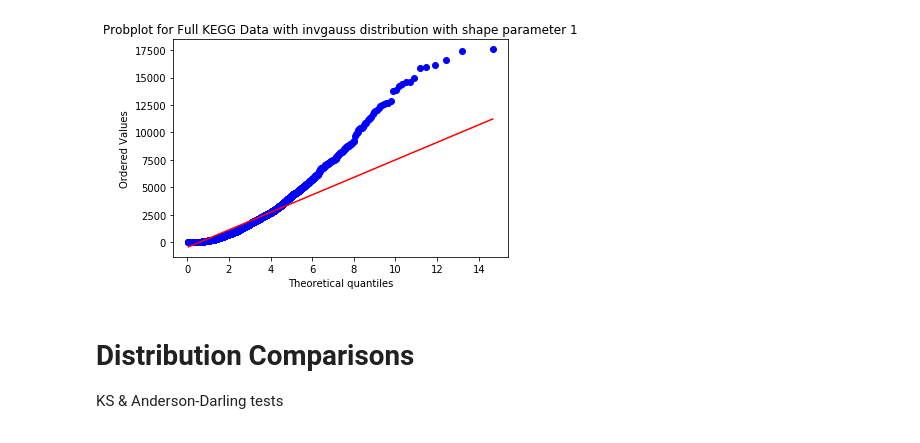
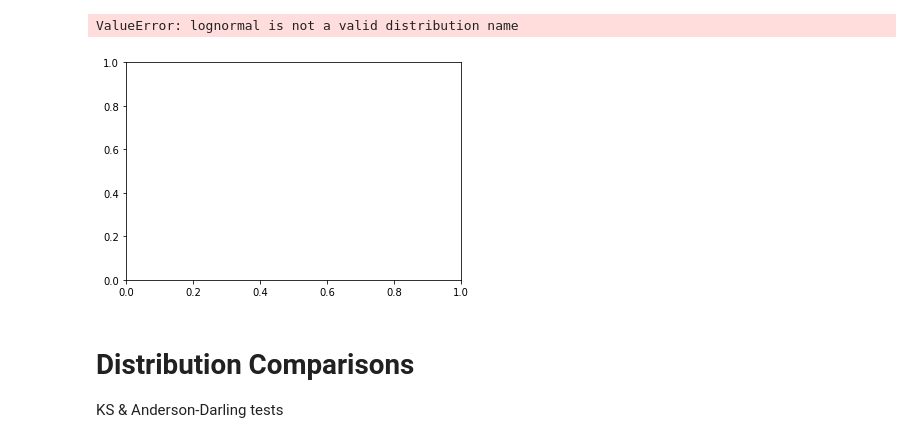
Before and after one commit to jfmalloy1/ChemAsLanguage, a Jupyter notebook: Fragments/Stats_V2.ipynb, the cells around one changed output. Saved outputs shown, nothing was run; the diff lists cells and outputs as text; code cells hidden in the pictures.

```diff
--- a/Fragments/Stats_V2.ipynb
+++ b/Fragments/Stats_V2.ipynb
@@ -13,12 +13,12 @@ onek_fp = "Biology/Data/KEGG_Samples/KEGG_fragments_1000cpds_occurances.csv"
 twok_fp = "Biology/Data/KEGG_Samples/KEGG_fragments_2000cpds_occurances.csv"
 threek_fp = "Biology/Data/KEGG_Samples/KEGG_fragments_3000cpds_occurances.csv"
 fourk_fp = "Biology/Data/KEGG_Samples/KEGG_fragments_4000cpds_occurances.csv"
-all_fp = "Biology/Data/KEGG_Samples/KEGG_fragments_full_occurances.csv"
+all_fp = "Biology/Data/KEGG_Samples/KEGG_fragments_full_occurances_t01_smarts_unique.csv"
 sample_labels = {"Biology/Data/KEGG_Samples/KEGG_fragments_1000cpds_occurances.csv": "1k Samples",
                 "Biology/Data/KEGG_Samples/KEGG_fragments_2000cpds_occurances.csv": "2k Samples",
                 "Biology/Data/KEGG_Samples/KEGG_fragments_3000cpds_occurances.csv": "3k Samples",
                 "Biology/Data/KEGG_Samples/KEGG_fragments_4000cpds_occurances.csv": "4k Samples",
-                "Biology/Data/KEGG_Samples/KEGG_fragments_full_occurances.csv": "Full KEGG"}
+                "Biology/Data/KEGG_Samples/KEGG_fragments_full_occurances_t01_smarts_unique.csv": "Full KEGG"}
 # %%
 #Power law fits
 full_df = pd.read_csv(all_fp)
@@ -112,13 +112,14 @@ Distributions listed by Betterment of fit:
 # %%
 #Probplot of lognormal distribution
 fig = plt.figure()
 ax = fig.add_subplot(111)
-res = stats.probplot(full_df["Occurances"], dist="invgauss", plot=ax, sparams=(1,))
+res = stats.probplot(full_df["Occurances"], dist="lognormal", plot=ax, sparams=(1,))
 #//TODO: what is this shape parameter? (and why does 1 work so well)
-ax.set_title("Probplot for Full KEGG Data with invgauss distribution with shape parameter 1")
+ax.set_title("Probplot for Full KEGG Data with lognormal distribution with shape parameter 1")
 plt.show()
 # %% [output]
+ValueError: lognormal is not a valid distribution name
-[figure, old version]
+[figure, new version]
 # %% [markdown]
 # Distribution Comparisons
 KS & Anderson-Darling tests
```
Also changed, not shown: parts of 4 cells of this notebook, 4 other files.
